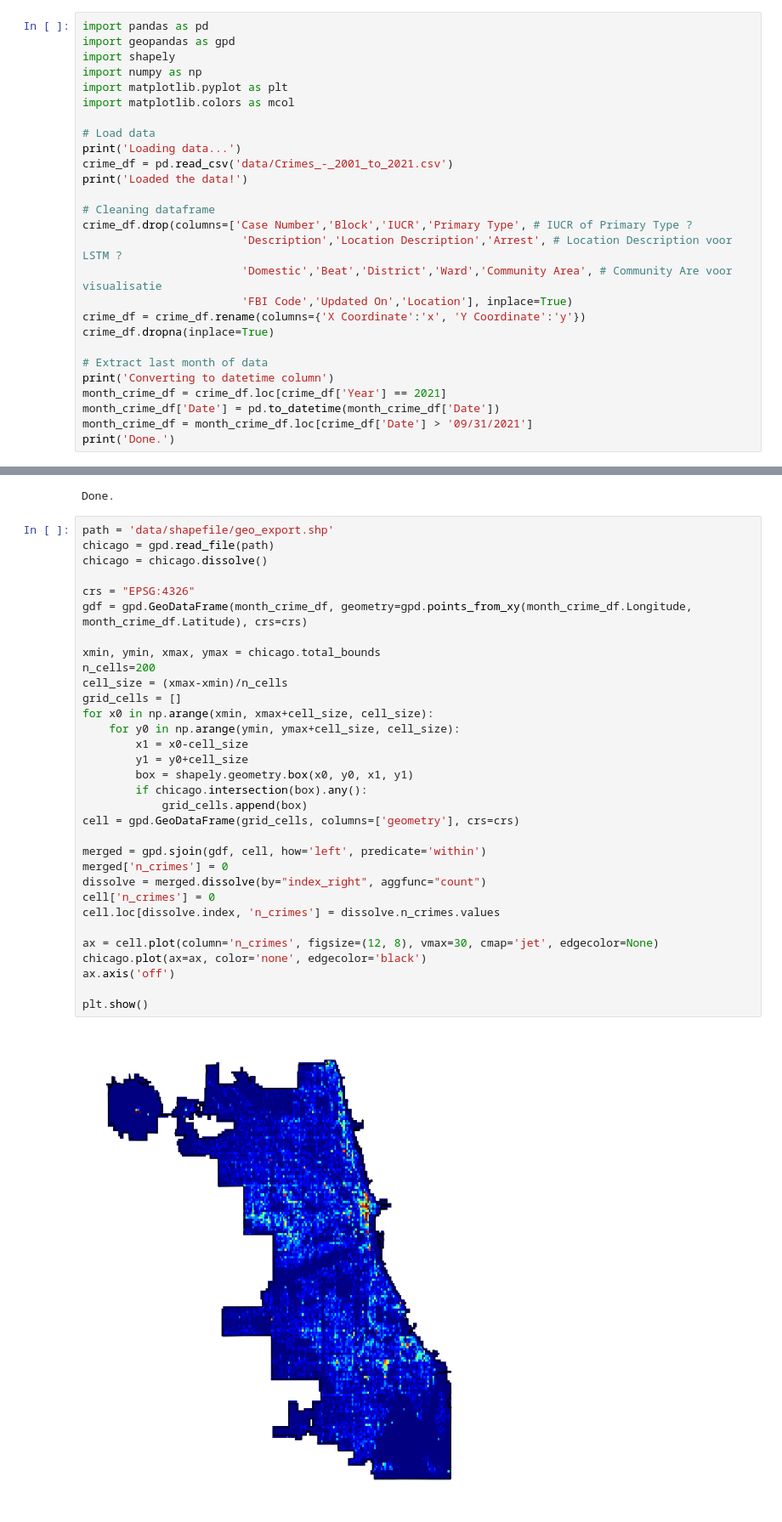
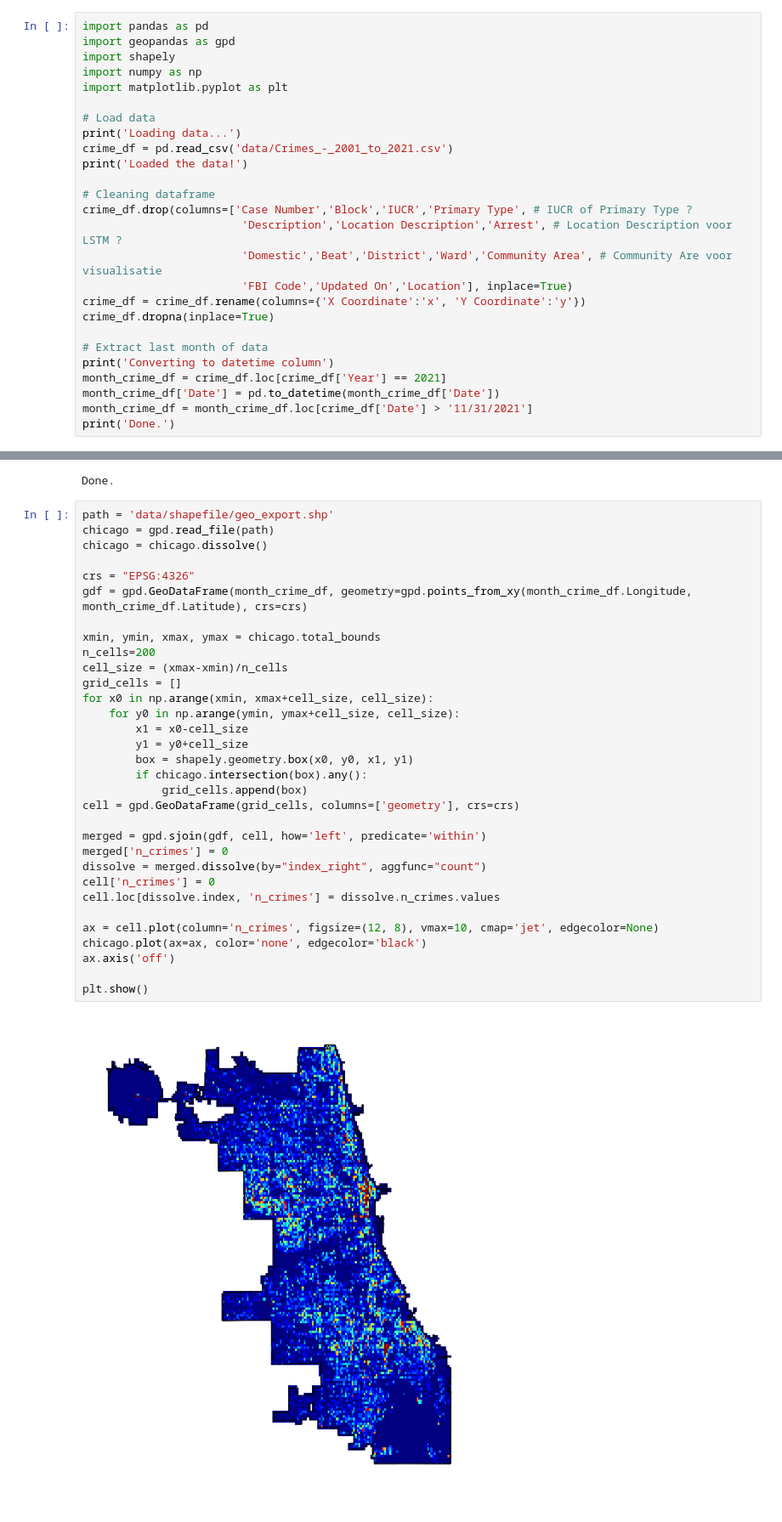
Before and after one commit to boomerr1/CrimeChicagoUC, a Jupyter notebook: Data_visualisation.ipynb, the cells around one changed output, grey strips where cells are left out. Shown at 85% size. Saved outputs shown, nothing was run; the diff lists cells and outputs as text.

```diff
--- a/Data_visualisation.ipynb
+++ b/Data_visualisation.ipynb
@@ -4,7 +4,6 @@ import geopandas as gpd
 import shapely
 import numpy as np
 import matplotlib.pyplot as plt
-import matplotlib.colors as mcol
 
 # Load data
 print('Loading data...')
@@ -23,7 +22,7 @@ crime_df.dropna(inplace=True)
 print('Converting to datetime column')
 month_crime_df = crime_df.loc[crime_df['Year'] == 2021]
 month_crime_df['Date'] = pd.to_datetime(month_crime_df['Date'])
-month_crime_df = month_crime_df.loc[crime_df['Date'] > '09/31/2021']
+month_crime_df = month_crime_df.loc[crime_df['Date'] > '11/31/2021']
 print('Done.')
 # %% [output]
 Loading data...
@@ -40,32 +39,32 @@ path = 'data/shapefile/geo_export.shp'
 chicago = gpd.read_file(path)
 chicago = chicago.dissolve()
 
 crs = "EPSG:4326"
 gdf = gpd.GeoDataFrame(month_crime_df, geometry=gpd.points_from_xy(month_crime_df.Longitude, month_crime_df.Latitude), crs=crs)
 
 xmin, ymin, xmax, ymax = chicago.total_bounds
 n_cells=200
 cell_size = (xmax-xmin)/n_cells
 grid_cells = []
 for x0 in np.arange(xmin, xmax+cell_size, cell_size):
     for y0 in np.arange(ymin, ymax+cell_size, cell_size):
         x1 = x0-cell_size
         y1 = y0+cell_size
         box = shapely.geometry.box(x0, y0, x1, y1)
         if chicago.intersection(box).any():
             grid_cells.append(box)
 cell = gpd.GeoDataFrame(grid_cells, columns=['geometry'], crs=crs)
 
 merged = gpd.sjoin(gdf, cell, how='left', predicate='within')
 merged['n_crimes'] = 0
 dissolve = merged.dissolve(by="index_right", aggfunc="count")
 cell['n_crimes'] = 0
 cell.loc[dissolve.index, 'n_crimes'] = dissolve.n_crimes.values
 
-ax = cell.plot(column='n_crimes', figsize=(12, 8), vmax=30, cmap='jet', edgecolor=None)
+ax = cell.plot(column='n_crimes', figsize=(12, 8), vmax=10, cmap='jet', edgecolor=None)
 chicago.plot(ax=ax, color='none', edgecolor='black')
 ax.axis('off')
 
 plt.show()
 # %% [output]
-[figure, old version]
+[figure, new version]
```
Also changed, not shown: 2 other files.
